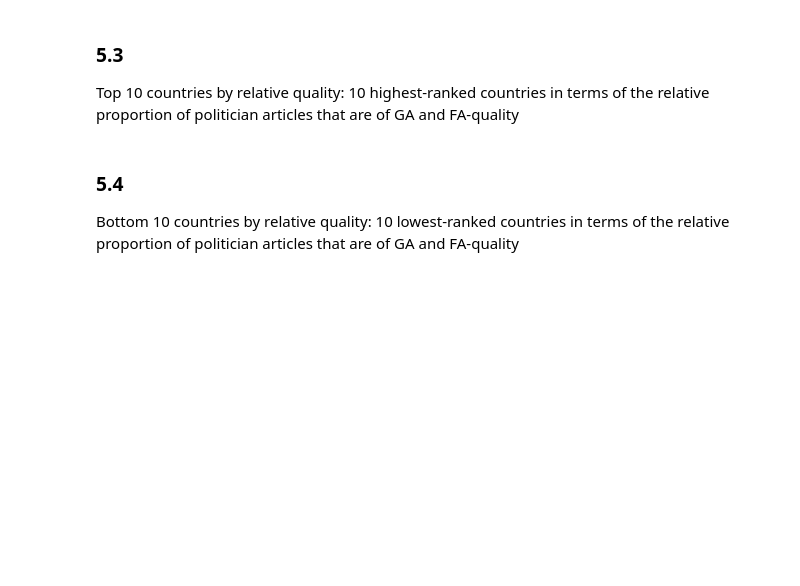
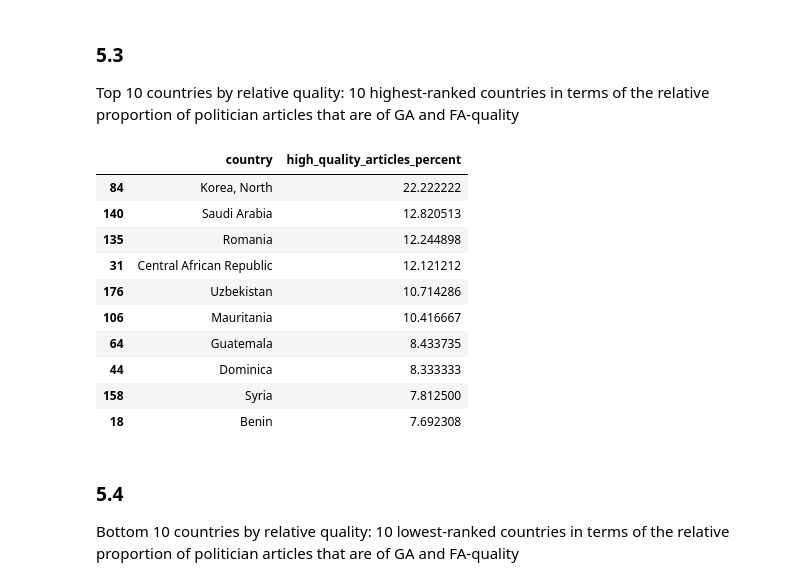
Before and after one commit to sharma-apoorv/data-512-a2, a Jupyter notebook: src/A2_Bias_In_Data.ipynb, the cells around one changed output. Cells and saved outputs as stored; diff of their text form; code cells hidden in the pictures; blank space fills up the shorter version.

```diff
--- a/src/A2_Bias_In_Data.ipynb
+++ b/src/A2_Bias_In_Data.ipynb
@@ -342,6 +439,20 @@ Bottom 10 countries by coverage: 10 lowest-ranked countries in terms of number o
 # %% [markdown]
 ### 5.3
 Top 10 countries by relative quality: 10 highest-ranked countries in terms of the relative proportion of politician articles that are of GA and FA-quality
+# %%
+show_results(df_analysis, _by=['high_quality_articles_percent'], _ascending=False)
+# %% [output]
+|  | country | high_quality_articles_percent |
+| 84 | Korea, North | 22.222222 |
+| 140 | Saudi Arabia | 12.820513 |
+| 135 | Romania | 12.244898 |
+| 31 | Central African Republic | 12.121212 |
+| 176 | Uzbekistan | 10.714286 |
+| 106 | Mauritania | 10.416667 |
+| 64 | Guatemala | 8.433735 |
+| 44 | Dominica | 8.333333 |
+| 158 | Syria | 7.812500 |
+| 18 | Benin | 7.692308 |
 # %% [markdown]
 ### 5.4
 Bottom 10 countries by relative quality: 10 lowest-ranked countries in terms of the relative proportion of politician articles that are of GA and FA-quality
```
Also changed, not shown: parts of 34 cells of this notebook, 2 other files.
